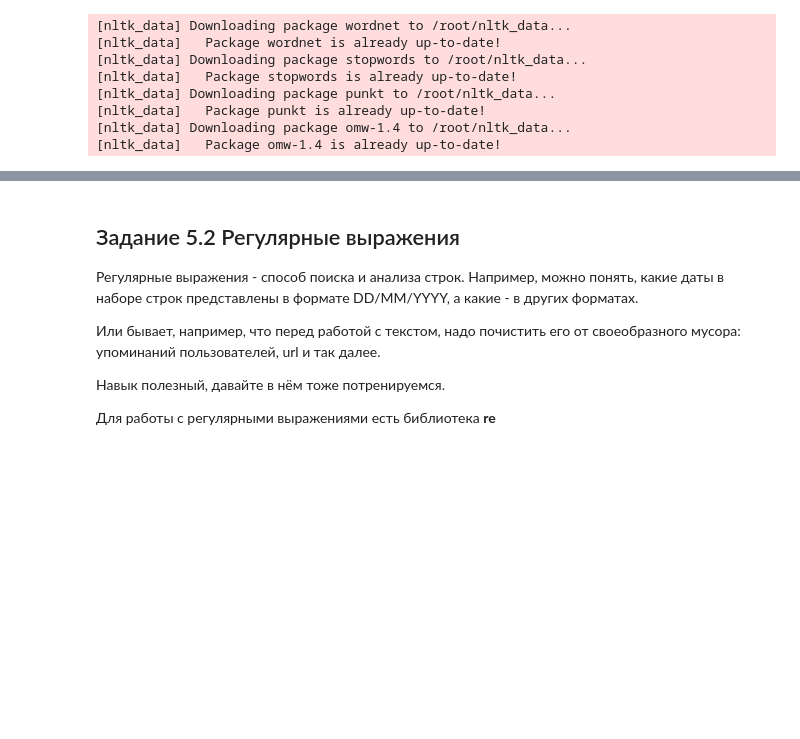
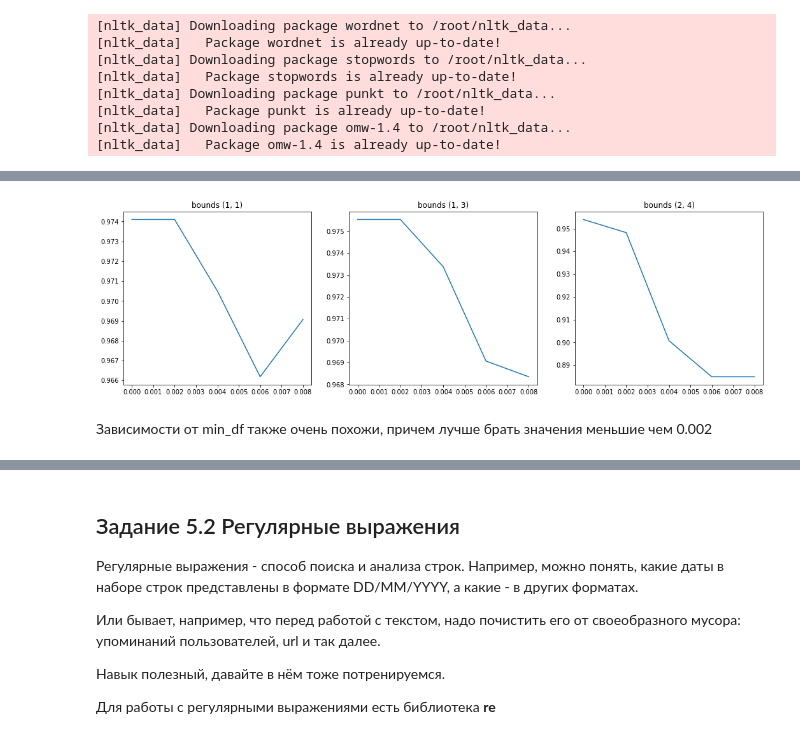
Before and after one commit to eispoohw/CS493-Math-Methods-in-ML, a Jupyter notebook: lab5.ipynb, the cells around one changed output, grey strips where cells are left out. Drawn from its saved outputs; the diff is of its cells as text; code cells hidden in the pictures; blank space fills up the shorter version.

```diff
--- a/lab5.ipynb
+++ b/lab5.ipynb
@@ -67,0 +189,39 @@ def preprocessing(text: str) -> str:
+# %%
+coordtf2 = pd.DataFrame()
+
+bounds = [(1, 1), (1, 3), (2, 4)]
+for mindf in np.arange(0, 0.01, 0.002):
+    for b in bounds:
+        tfidf = TfidfVectorizer(
+            ngram_range=b,
+            preprocessor=preprocessing,
+            min_df=mindf,
+            max_features=800
+            )
+        train = tfidf.fit_transform(X_train)
+        clf.fit(train, y_train)
+        pred = clf.predict(tfidf.transform(X_test))
+        coordtf2 = coordtf2.append({
+            'bounds': b,
+            'min': mindf,
+            'accuracy': accuracy_score(y_test, pred)
+            }, ignore_index=True)
+# %%
+fig = plt.figure(figsize=(18, 5))
+b1_view = fig.add_subplot(1, 3, 1)
+b2_view = fig.add_subplot(1, 3, 2)
+b3_view = fig.add_subplot(1, 3, 3)
+
+b1_view.plot(coordtf2[coordtf2['bounds'] == (1, 1)]['min'], coordtf2[coordtf2['bounds'] == (1, 1)]['accuracy'])
+b2_view.plot(coordtf2[coordtf2['bounds'] == (1, 3)]['min'], coordtf2[coordtf2['bounds'] == (1, 3)]['accuracy'])
+b3_view.plot(coordtf2[coordtf2['bounds'] == (2, 4)]['min'], coordtf2[coordtf2['bounds'] == (2, 4)]['accuracy'])
+
+b1_view.set_title(f"bounds (1, 1)")
+b2_view.set_title(f"bounds (1, 3)")
+b3_view.set_title(f"bounds (2, 4)")
+
+plt.show()
+# %% [output]
+[figure, added]
+# %% [markdown]
+Зависимости от min_df также очень похожи, причем лучше брать значения меньшие чем 0.002
```
Also changed, not shown: parts of 21 cells of this notebook.
